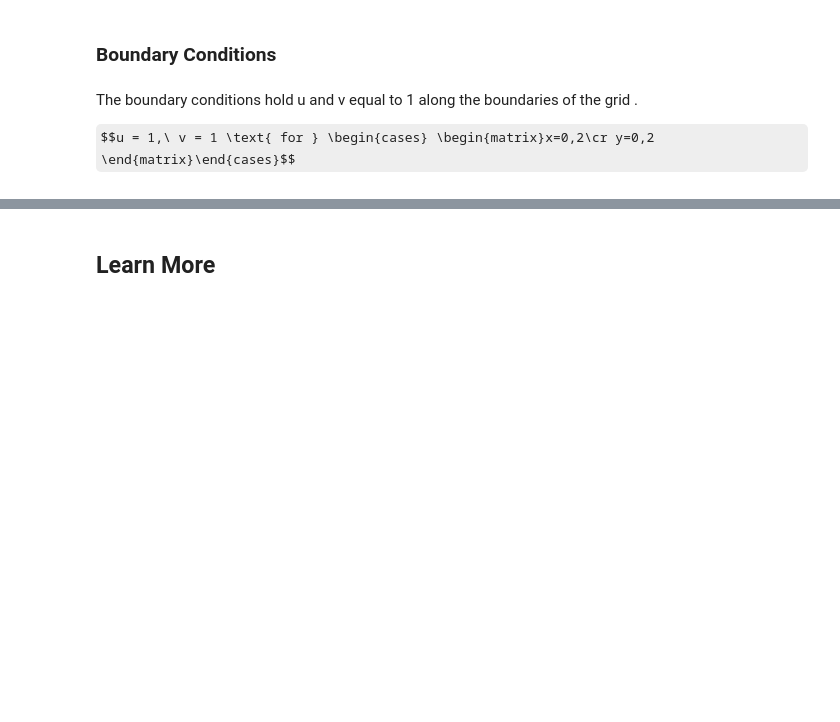
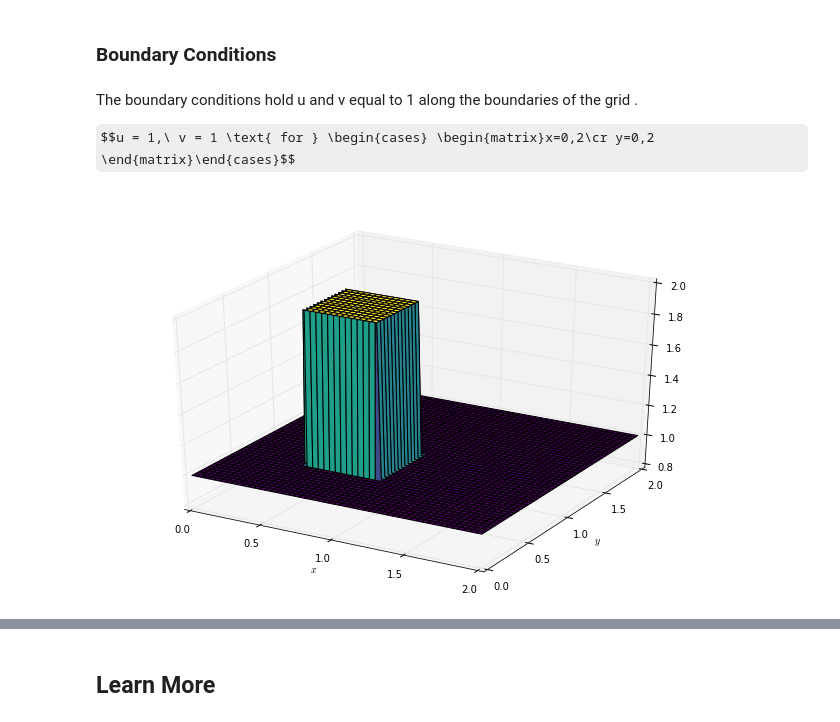
Before and after one commit to barbagroup/CFDPython, a Jupyter notebook: lessons/08_Step_6.ipynb, the cells around one changed output, grey strips where cells are left out. Saved outputs shown, nothing was run; the diff lists cells and outputs as text; code cells hidden in the pictures; some formulas as TeX source; blank space fills up the shorter version.

```diff
--- a/lessons/08_Step_6.ipynb
+++ b/lessons/08_Step_6.ipynb
@@ -51 +80,11 @@ $$u = 1,\ v = 1 \text{ for } \begin{cases} \begin{matrix}x=0,2\cr y=0,2 \end{mat
+# %%
+fig = pyplot.figure(figsize=(11, 7), dpi=100)
+ax = fig.gca(projection='3d')
+X, Y = numpy.meshgrid(x, y)
+
+ax.plot_surface(X, Y, u, cmap=cm.viridis, rstride=2, cstride=2)
+ax.set_xlabel('$x$')
+ax.set_ylabel('$y$');
+# %% [output]
+[figure, added]
 # %%
```
Also changed, not shown: parts of 6 cells of this notebook, 9 other files.
